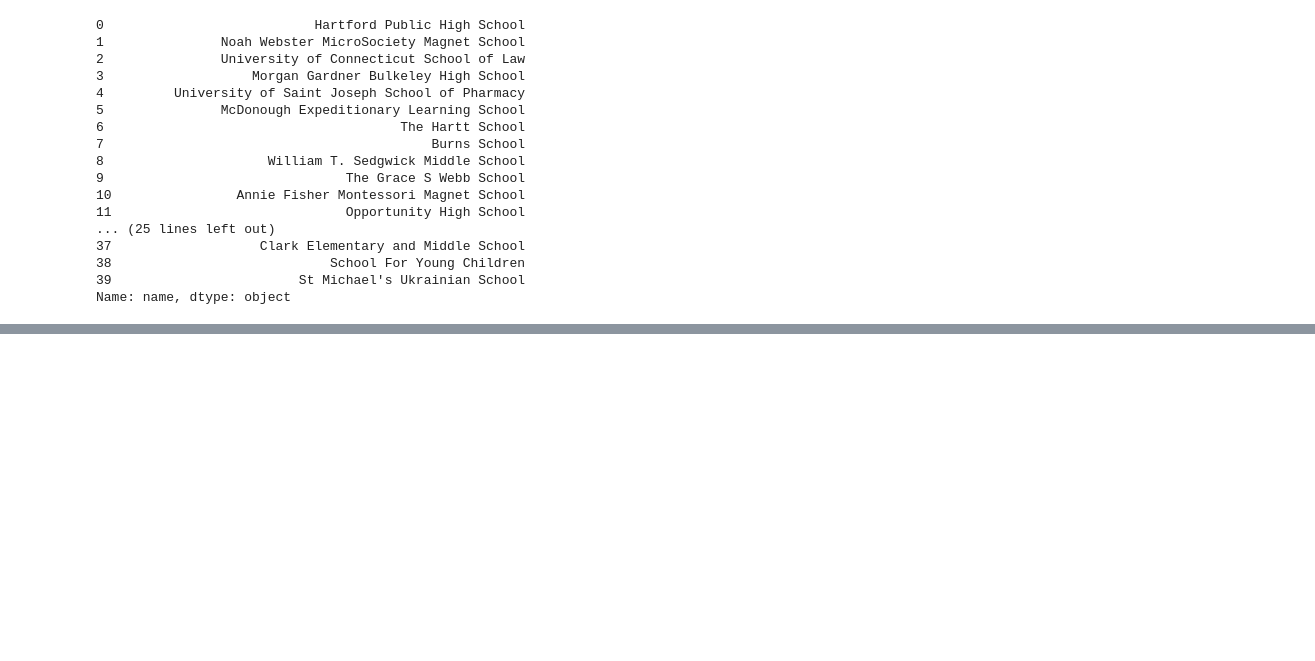
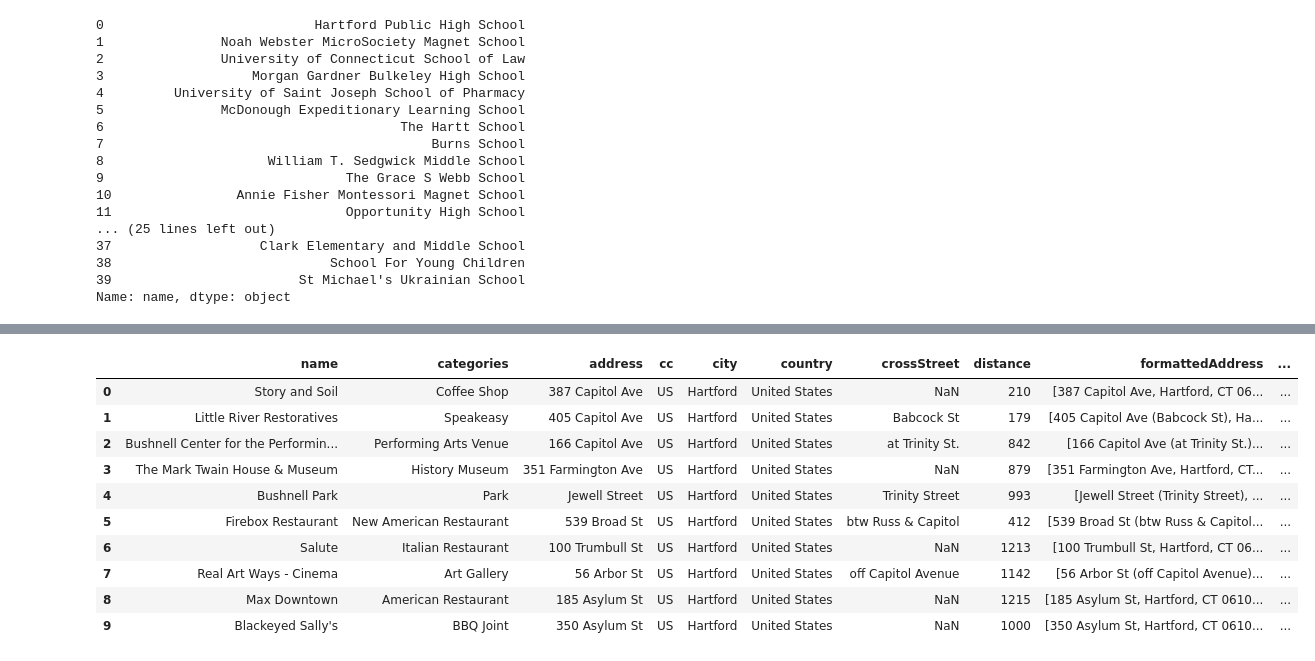
Before and after one commit to ipsitmisra/Capstone-project, a Jupyter notebook: Capstone FInal.ipynb, the cells around one changed output, grey strips where cells are left out. Drawn from its saved outputs; the diff is of its cells as text; code cells hidden in the pictures; blank space fills up the shorter version.

```diff
--- a/Capstone FInal.ipynb
+++ b/Capstone FInal.ipynb
@@ -256,0 +269,4 @@ It allows you to make interesting discoveries and find unexpected results.
+# %%
+search_query = 'school'
+url = 'https://api.foursquare.com/v2/venues/explore?client_id={}&client_secret={}&ll={},{}&v={}&radius={}&limit={}'.format(CLIENT_ID, CLIENT_SECRET, latitude, longitude, VERSION, radius, LIMIT)
+url
@@ -256,0 +277,3 @@ It allows you to make interesting discoveries and find unexpected results.
+# %%
+results = requests.get(url).json()
+'There are {} around school.'.format(len(results['response']['groups'][0]['items']))
@@ -256,0 +282,3 @@ It allows you to make interesting discoveries and find unexpected results.
+# %%
+items = results['response']['groups'][0]['items']
+items[0]
@@ -256,0 +303,26 @@ It allows you to make interesting discoveries and find unexpected results.
+# %%
+dataframe = json_normalize(items) # flatten JSON
+
+# filter columns
+filtered_columns = ['venue.name', 'venue.categories'] + [col for col in dataframe.columns if col.startswith('venue.location.')] + ['venue.id']
+dataframe_filtered = dataframe.loc[:, filtered_columns]
+
+# filter the category for each row
+dataframe_filtered['venue.categories'] = dataframe_filtered.apply(get_category_type, axis=1)
+
+# clean columns
+dataframe_filtered.columns = [col.split('.')[-1] for col in dataframe_filtered.columns]
+
+dataframe_filtered.head(10)
+# %% [output]
+|  | name | categories | address | cc | city | country | crossStreet | distance | formattedAddress | ... |
+| 0 | Story and Soil | Coffee Shop | 387 Capitol Ave | US | Hartford | United States | NaN | 210 | [387 Capitol Ave, Hartford, CT 06... | ... |
+| 1 | Little River Restoratives | Speakeasy | 405 Capitol Ave | US | Hartford | United States | Babcock St | 179 | [405 Capitol Ave (Babcock St), Ha... | ... |
+| 2 | Bushnell Center for the Performin... | Performing Arts Venue | 166 Capitol Ave | US | Hartford | United States | at Trinity St. | 842 | [166 Capitol Ave (at Trinity St.)... | ... |
+| 3 | The Mark Twain House & Museum | History Museum | 351 Farmington Ave | US | Hartford | United States | NaN | 879 | [351 Farmington Ave, Hartford, CT... | ... |
+| 4 | Bushnell Park | Park | Jewell Street | US | Hartford | United States | Trinity Street | 993 | [Jewell Street (Trinity Street), ... | ... |
+| 5 | Firebox Restaurant | New American Restaurant | 539 Broad St | US | Hartford | United States | btw Russ & Capitol | 412 | [539 Broad St (btw Russ & Capitol... | ... |
+| 6 | Salute | Italian Restaurant | 100 Trumbull St | US | Hartford | United States | NaN | 1213 | [100 Trumbull St, Hartford, CT 06... | ... |
+| 7 | Real Art Ways - Cinema | Art Gallery | 56 Arbor St | US | Hartford | United States | off Capitol Avenue | 1142 | [56 Arbor St (off Capitol Avenue)... | ... |
+| 8 | Max Downtown | American Restaurant | 185 Asylum St | US | Hartford | United States | NaN | 1215 | [185 Asylum St, Hartford, CT 0610... | ... |
+| 9 | Blackeyed Sally's | BBQ Joint | 350 Asylum St | US | Hartford | United States | NaN | 1000 | [350 Asylum St, Hartford, CT 0610... | ... |
```
Also changed, not shown: parts of 11 cells of this notebook.
